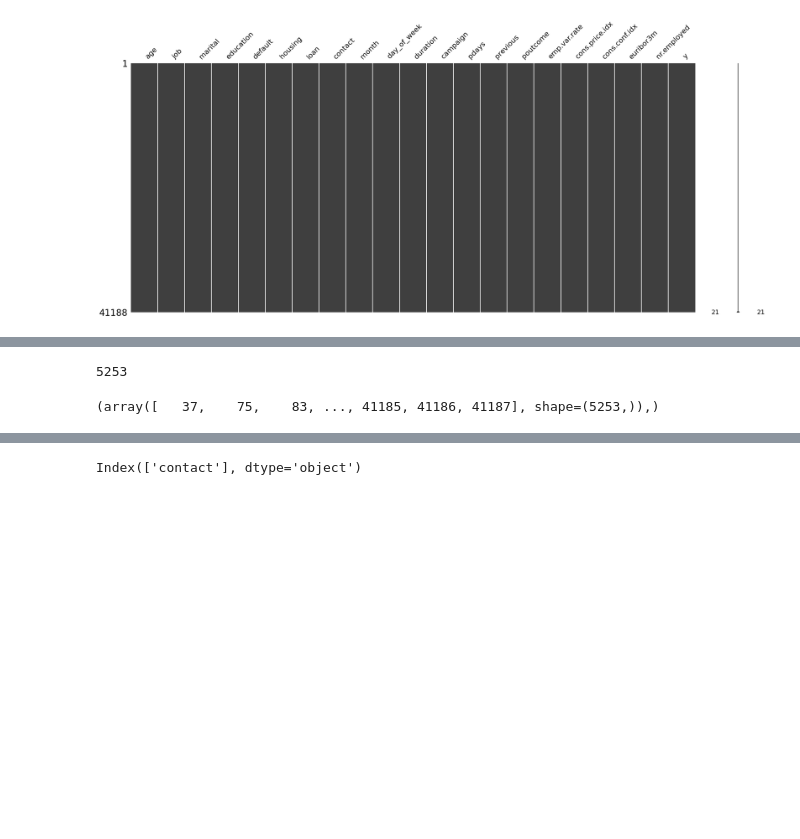
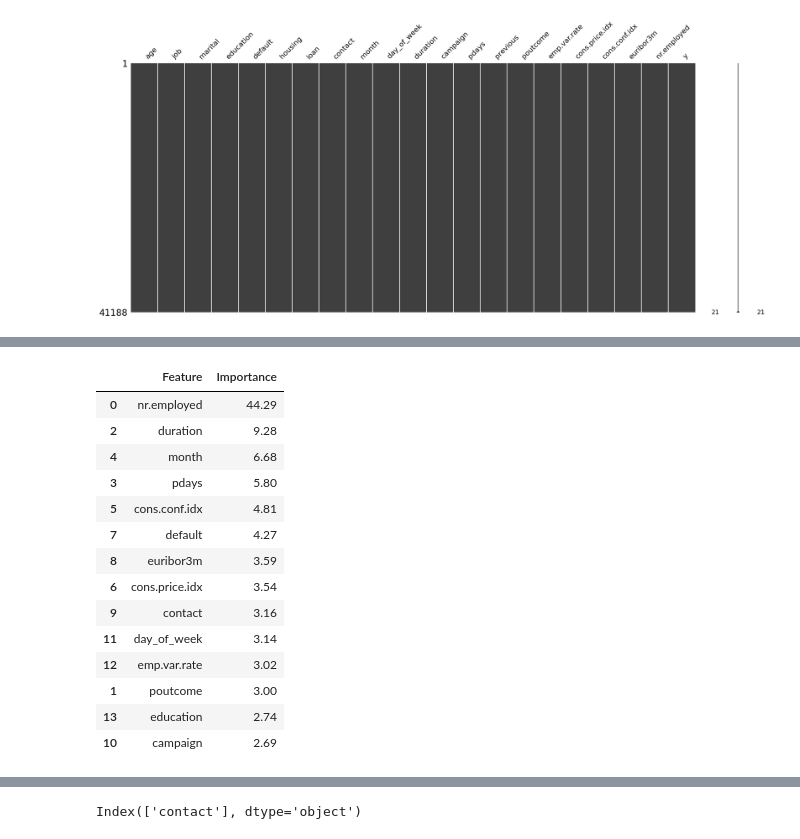
Before and after one commit to EnriqueEsnola/machine-learning, a Jupyter notebook: src/explore.ipynb, the cells around one changed output, grey strips where cells are left out. Saved outputs shown, nothing was run; the diff lists cells and outputs as text; code cells hidden in the pictures; blank space fills up the shorter version.

```diff
--- a/src/explore.ipynb
+++ b/src/explore.ipynb
@@ -200,11 +210,0 @@ plt.show()
-# %%
-# Punto de corte para la distancia de cook
-pto_corte = 4/len(df)
-# Viviendas por encima del pto de corte
-len(np.where(cooks_distance[0]>pto_corte)[0])
-# %% [output]
-5253
-# %%
-np.where(cooks_distance[0]>pto_corte)
-# %% [output]
-(array([   37,    75,    83, ..., 41185, 41186, 41187], shape=(5253,)),)
@@ -218,2 +211,24 @@ y = df1['y']
 # %%
 X_train, X_test, y_train, y_test = train_test_split(X, y, test_size=0.2, random_state=42)
+# %%
+# Usamos xgb para conocer la importancia de las características
+xgb_model = xgb.XGBRegressor(objective='reg:squarederror', random_state=42).fit(X_train, y_train)
+df = pd.DataFrame({'Feature':X_train.columns, 'Importance':xgb_model.feature_importances_*100})
+df = df.sort_values(by='Importance', ascending=False)
+df
+# %% [output]
+|  | Feature | Importance |
+| 0 | nr.employed | 44.29 |
+| 2 | duration | 9.28 |
+| 4 | month | 6.68 |
+| 3 | pdays | 5.80 |
+| 5 | cons.conf.idx | 4.81 |
+| 7 | default | 4.27 |
+| 8 | euribor3m | 3.59 |
+| 6 | cons.price.idx | 3.54 |
+| 9 | contact | 3.16 |
+| 11 | day_of_week | 3.14 |
+| 12 | emp.var.rate | 3.02 |
+| 1 | poutcome | 3.00 |
+| 13 | education | 2.74 |
+| 10 | campaign | 2.69 |
```
Also changed, not shown: parts of 15 cells of this notebook.
